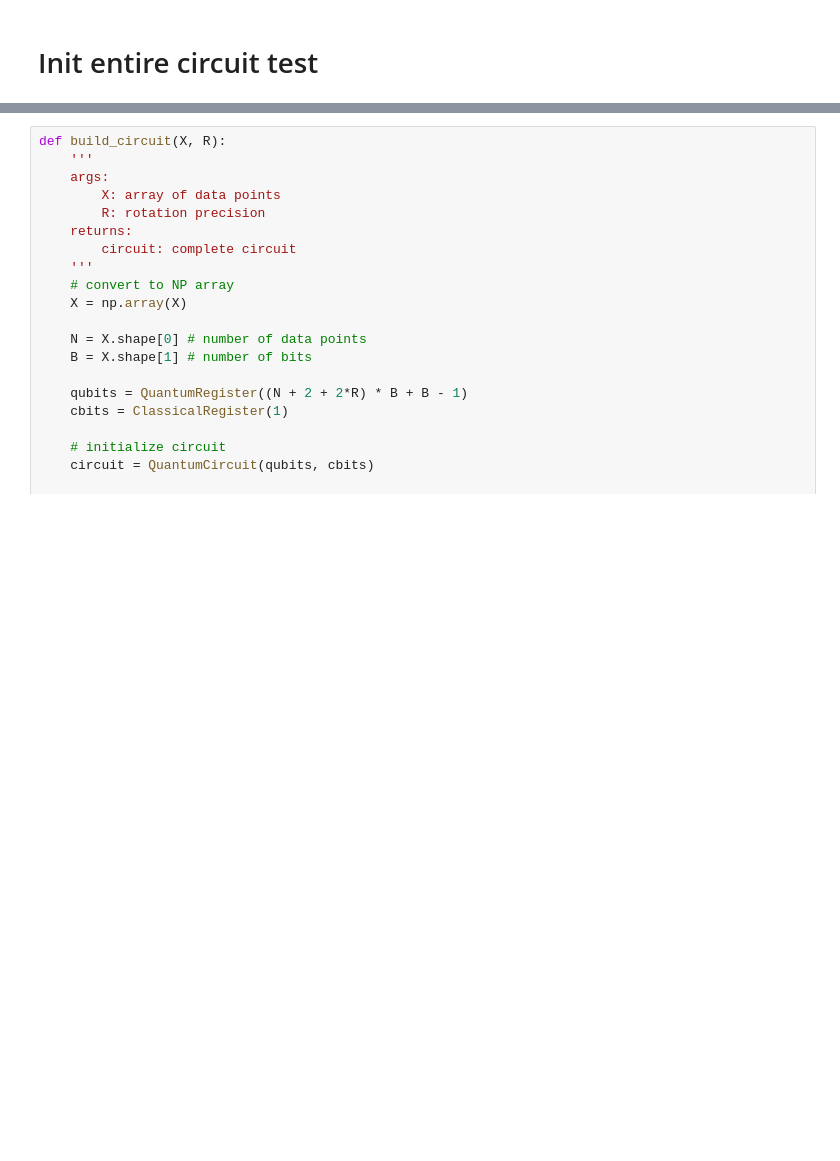
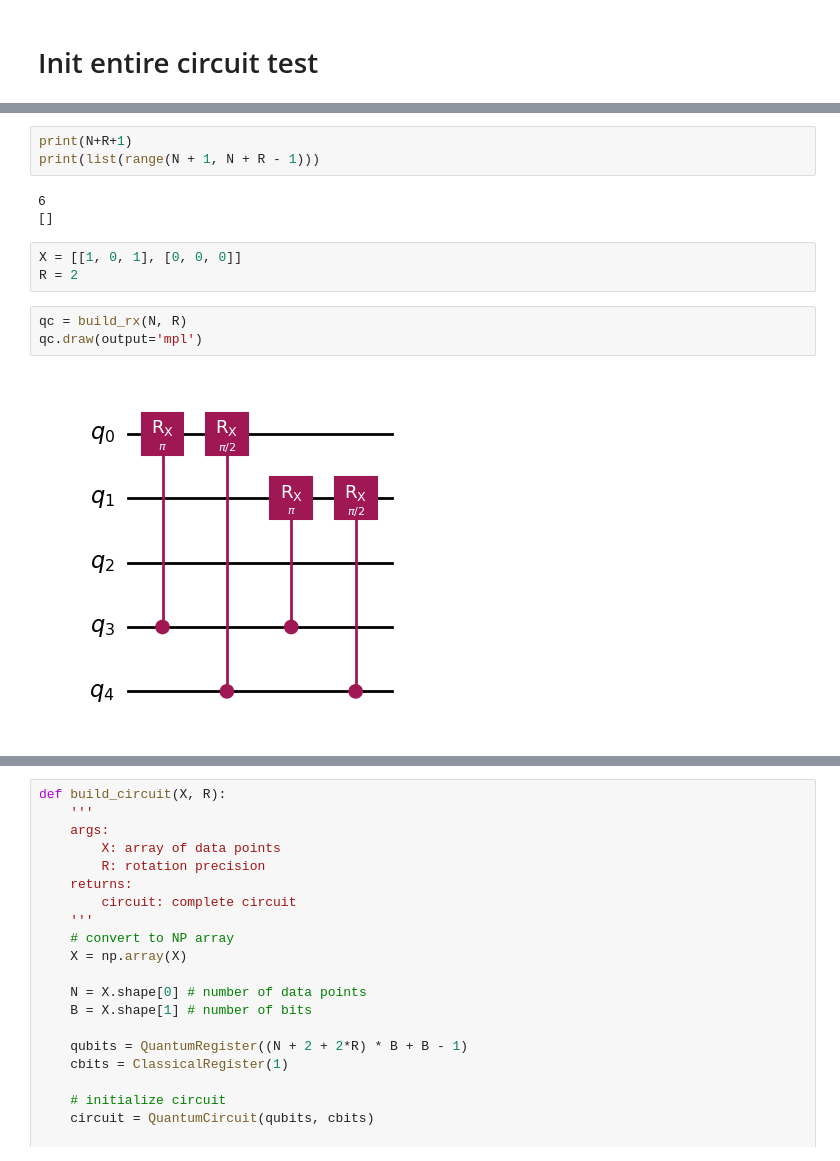
Before and after one commit to Jaybit0/QML, a Jupyter notebook: Qiskit_Modules/test.ipynb, the cells around one changed output, grey strips where cells are left out. Saved outputs shown, nothing was run; the diff lists cells and outputs as text; blank space fills up the shorter version.

```diff
--- a/Qiskit_Modules/test.ipynb
+++ b/Qiskit_Modules/test.ipynb
@@ -157,0 +208,14 @@ def build_transformation(N, R):
+# %%
+print(N+R+1)
+print(list(range(N + 1, N + R - 1)))
+# %% [output]
+6
+[]
+# %%
+X = [[1, 0, 1], [0, 0, 0]]
+R = 2
+# %%
+qc = build_rx(N, R)
+qc.draw(output='mpl')
+# %% [output]
+[figure, added]
```
Also changed, not shown: parts of 3 cells of this notebook, 2 other files.
